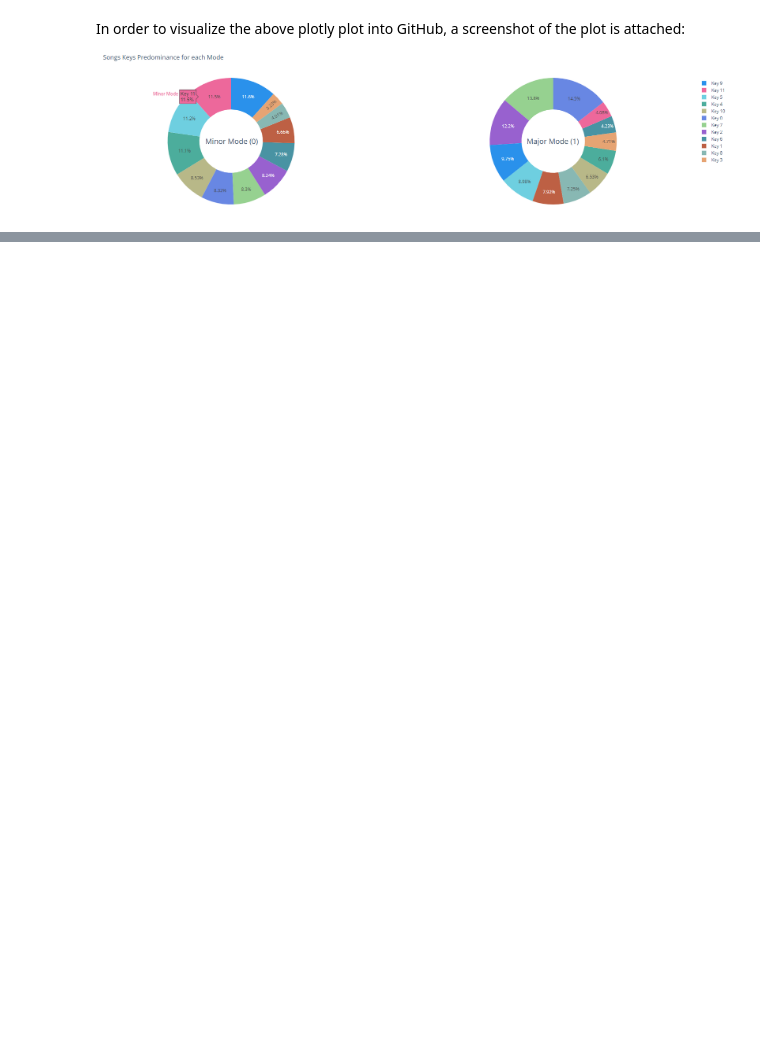
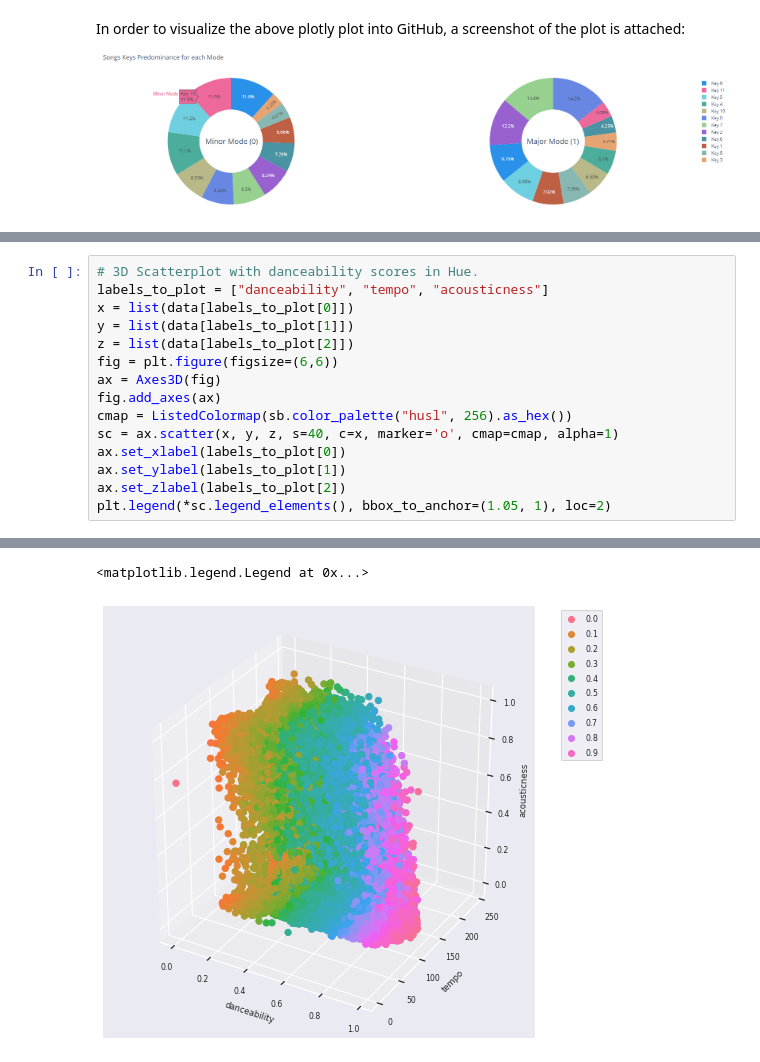
Before and after one commit to AnaMaria2019/data-vis-spotify-songs-dataset, a Jupyter notebook: data-vis-spotify-songs.ipynb, the cells around one changed output, grey strips where cells are left out. Cells and saved outputs as stored; diff of their text form; blank space fills up the shorter version.

```diff
--- a/data-vis-spotify-songs.ipynb
+++ b/data-vis-spotify-songs.ipynb
@@ -503,0 +599,16 @@ In order to visualize the above plotly plot into GitHub, a screenshot of the plo
+# %%
+# 3D Scatterplot with danceability scores in Hue.
+labels_to_plot = ["danceability", "tempo", "acousticness"]
+x = list(data[labels_to_plot[0]])
+y = list(data[labels_to_plot[1]])
+z = list(data[labels_to_plot[2]])
+fig = plt.figure(figsize=(6,6))
+ax = Axes3D(fig)
+fig.add_axes(ax)
+cmap = ListedColormap(sb.color_palette("husl", 256).as_hex())
+sc = ax.scatter(x, y, z, s=40, c=x, marker='o', cmap=cmap, alpha=1)
+ax.set_xlabel(labels_to_plot[0])
+ax.set_ylabel(labels_to_plot[1])
+ax.set_zlabel(labels_to_plot[2])
+plt.legend(*sc.legend_elements(), bbox_to_anchor=(1.05, 1), loc=2)
+# %% [output]
@@ -503,0 +616,2 @@ In order to visualize the above plotly plot into GitHub, a screenshot of the plo
+<matplotlib.legend.Legend at 0x...>
+[figure, added]
```
Also changed, not shown: parts of 21 cells of this notebook.
